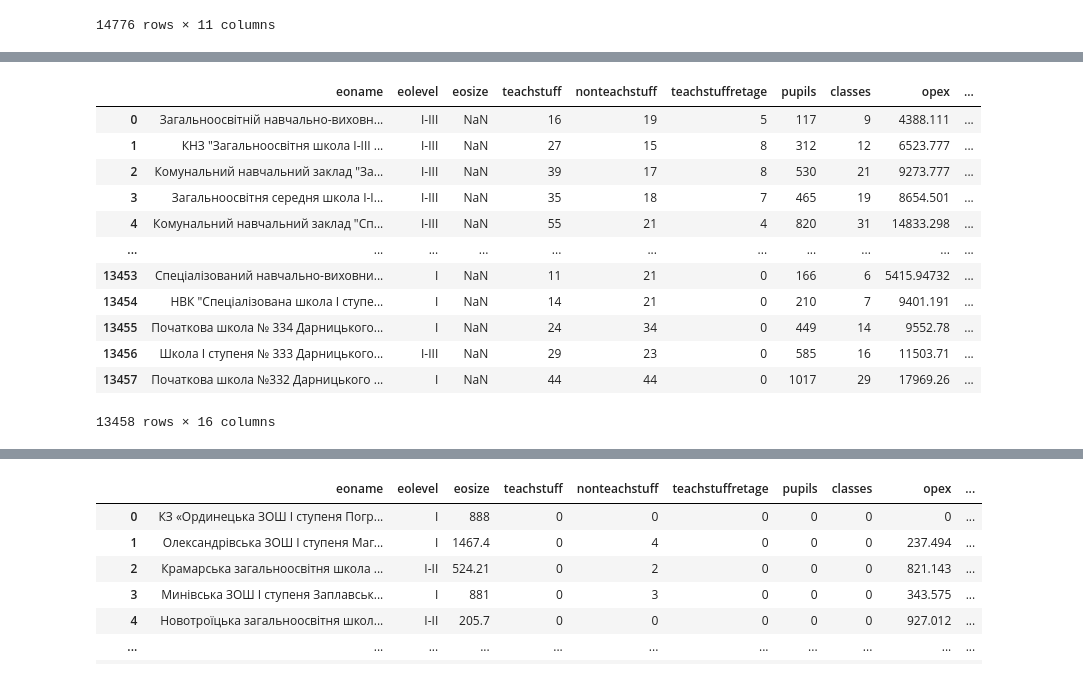
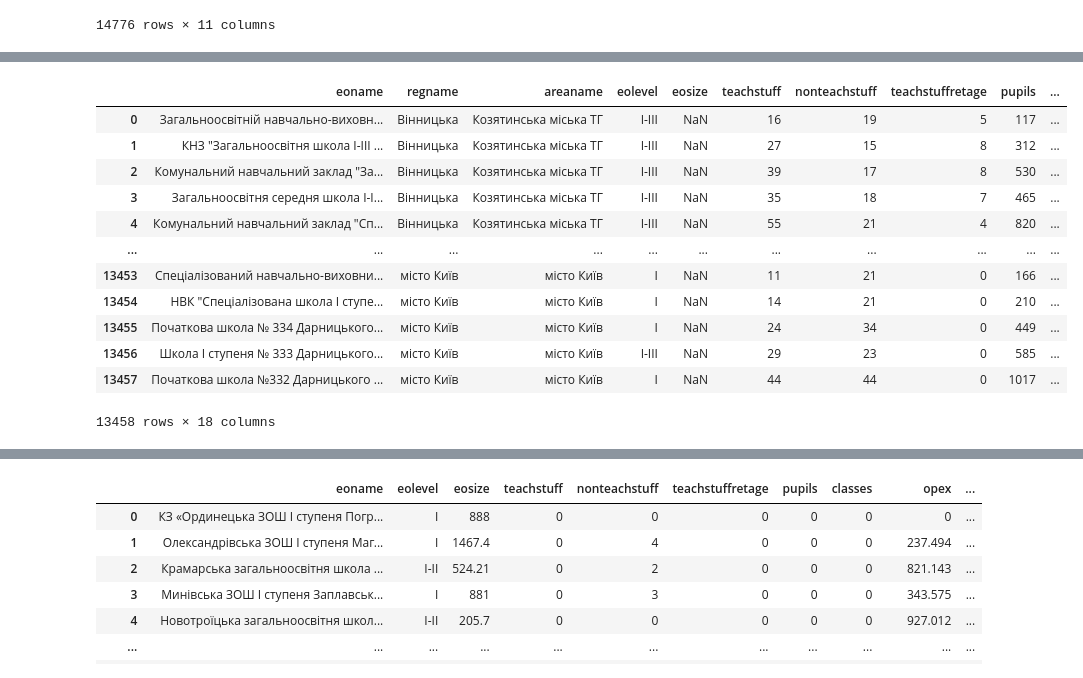
Before and after one commit to DataResponsibly/ZNO-Dataset, a Jupyter notebook: notebooks/tables_creation/Schools_stats_table.ipynb, the cells around one changed output, grey strips where cells are left out. Cells and saved outputs as stored; diff of their text form; code cells hidden in the pictures.

```diff
--- a/notebooks/tables_creation/Schools_stats_table.ipynb
+++ b/notebooks/tables_creation/Schools_stats_table.ipynb
@@ -8,7 +8,7 @@ years = range(2018, 2021)
 for year in years:
     print(f"Schools stats {year} Loading...")
     file_name = f'ZZSO-{year}.xlsx'
-    dataset = pd.read_excel(f"../school_level/fin_data/{file_name}", header=1, dtype='str')
+    dataset = pd.read_excel(f"../temp_old/school_level/fin_data/{file_name}", header=1, dtype='str')
     datasets.update({year:dataset})
     print("success")
 # %% [output]
@@ -41,7 +41,7 @@ rename_dict = {
     "Код бюджету": "budgetcode",
     "Форма власності": "ownership",
     "Код ДІСО": "DISO",
-    "ЄДРПОУ": "Код ЄДРПОУ",
+    "ЄДРПОУ": "EDRPOU",
     "Видатки на функціонування закладу (загальний фонд), тис.грн.\n2020 рік (касові видатки)": "opex",
     "Видатки на функціонування закладу (загальний фонд), тис.грн.\n2021 рік (план)": "opexplan"
 }
@@ -71,7 +71,7 @@ datasets[2019]['year'] = 2019
 # datasets[2019].loc[datasets[2019]['Область'] != 'місто Київ', 'Область'] += ' область'
 # datasets[2019].loc[datasets[2019]['Область'] == 'місто Київ', 'Область'] = 'м.Київ'
 datasets[2019].rename(columns=rename_dict, inplace=True)
-columns = ['eoname', 'eolevel', 'eosize', 'teachstuff', 'nonteachstuff', 'teachstuffretage', 'pupils', 'pupilswithpreschool', 'classes', 'opex', 'opexplan', 'hub', 'budgetcode', 'ownership', 'DISO', 'Код ЄДРПОУ', 'year']
+columns = ['eoname', 'regname', 'areaname', 'eolevel', 'eosize', 'teachstuff', 'nonteachstuff', 'teachstuffretage', 'pupils', 'pupilswithpreschool', 'classes', 'opex', 'opexplan', 'hub', 'budgetcode', 'ownership', 'DISO', 'EDRPOU', 'year']
 datasets[2019] = datasets[2019].loc[:, columns]
 datasets[2019]
 # %% [output]
@@ -90,0 +91,11 @@ datasets[2019]
+# %%
+datasets[2019].loc[datasets[2019]['EDRPOU'].apply(len) == 7, 'EDRPOU'] = '0' + datasets[2019].loc[datasets[2019]['EDRPOU'].apply(len) == 7, 'EDRPOU']
+datasets[2019].loc[datasets[2019]['eoname'] == 'Марянівський навчально-виховний комплекс "ДНЗ-ЗОШ" Іступеня', 'EDRPOU'] = '26224046'
+datasets[2019].loc[datasets[2019]['eoname'] == 'Лобойківський заклад загальної середньої освіти Петриківської районної ради Дніпропетровської області', 'EDRPOU'] = '26460466'
+datasets[2019].loc[datasets[2019]['eoname'] == 'Середня загальноосвітня школа І-ІІ ступенів села Вартиківці Кельменецького району Чернівецької області', 'EDRPOU'] = '31967606'
+datasets[2019].loc[datasets[2019]['eoname'] == 'Рипенська загальноосвітня школа І ступеня Путильської районної ради Путильський район Чернівецька область', 'EDRPOU'] = '25811521'
+datasets[2019].loc[datasets[2019]['eoname'] == 'Рижівська загальноосвітня школа І ступеня села Рижа Путильського району Чернівецької області', 'EDRPOU'] = '25811484'
+datasets[2019].loc[datasets[2019]['eoname'] == 'Великобушинська загальноосвітня школа І-ІІ ступенів Немирівської районної ради Вінницької області', 'EDRPOU'] = '25513410'
+datasets[2019].loc[datasets[2019]['eoname'] == 'Мирненська загальноосвітня школа І ступеня Надвірнянської районної ради Івано-Франківської області', 'EDRPOU'] = '20567542'
+datasets[2019].loc[datasets[2019]['eoname'] == 'Завадівський навчально-виховний комплекс І-ІІ ступенів Турківської районної ради Львівської обасті', 'EDRPOU'] = '22417999'
+datasets[2019].loc[datasets[2019]['eoname'] == 'Херсонський навчально-виховний комплекс "Загальноосвітня школа ІІ ступеня-ліцей журналістики, економіки та правознавства" Херсонської міської ради', 'EDRPOU'] = '24114961'
@@ -91,22 +126,22 @@ datasets[2019]
 # %%
 datasets[2020]['year'] = 2020
 # datasets[2020].loc[datasets[2020]['Область'] != 'місто Київ', 'Область'] += ' область'
 # datasets[2020].loc[datasets[2020]['Область'] == 'місто Київ', 'Область'] = 'м.Київ'
 datasets[2020].rename(columns=rename_dict, inplace=True)
-columns = ['eoname', 'eolevel', 'eosize', 'teachstuff', 'nonteachstuff', 'teachstuffretage', 'pupils', 'classes', 'opex', 'opexplan', 'hub', 'budgetcode', 'ownership', 'DISO', 'Код ЄДРПОУ', 'year']
+columns = ['eoname', 'regname', 'areaname', 'eolevel', 'eosize', 'teachstuff', 'nonteachstuff', 'teachstuffretage', 'pupils', 'classes', 'opex', 'opexplan', 'hub', 'budgetcode', 'ownership', 'DISO', 'EDRPOU', 'year']
 datasets[2020] = datasets[2020].loc[:, columns]
 datasets[2020]
 # %% [output]
-|  | eoname | eolevel | eosize | teachstuff | nonteachstuff | teachstuffretage | pupils | classes | opex | ... |
-| 0 | Загальноосвітній навчально-виховн... | I-III | NaN | 16 | 19 | 5 | 117 | 9 | 4388.111 | ... |
-| 1 | КНЗ "Загальноосвітня школа І-ІІІ ... | I-III | NaN | 27 | 15 | 8 | 312 | 12 | 6523.777 | ... |
-| 2 | Комунальний навчальний заклад "За... | I-III | NaN | 39 | 17 | 8 | 530 | 21 | 9273.777 | ... |
-| 3 | Загальноосвітня середня школа І-І... | I-III | NaN | 35 | 18 | 7 | 465 | 19 | 8654.501 | ... |
-| 4 | Комунальний навчальний заклад "Сп... | I-III | NaN | 55 | 21 | 4 | 820 | 31 | 14833.298 | ... |
+|  | eoname | regname | areaname | eolevel | eosize | teachstuff | nonteachstuff | teachstuffretage | pupils | ... |
+| 0 | Загальноосвітній навчально-виховн... | Вінницька | Козятинська міська ТГ | I-III | NaN | 16 | 19 | 5 | 117 | ... |
+| 1 | КНЗ "Загальноосвітня школа І-ІІІ ... | Вінницька | Козятинська міська ТГ | I-III | NaN | 27 | 15 | 8 | 312 | ... |
+| 2 | Комунальний навчальний заклад "За... | Вінницька | Козятинська міська ТГ | I-III | NaN | 39 | 17 | 8 | 530 | ... |
+| 3 | Загальноосвітня середня школа І-І... | Вінницька | Козятинська міська ТГ | I-III | NaN | 35 | 18 | 7 | 465 | ... |
+| 4 | Комунальний навчальний заклад "Сп... | Вінницька | Козятинська міська ТГ | I-III | NaN | 55 | 21 | 4 | 820 | ... |
 | ... | ... | ... | ... | ... | ... | ... | ... | ... | ... | ... |
-| 13453 | Спеціалізований навчально-виховни... | I | NaN | 11 | 21 | 0 | 166 | 6 | 5415.94732 | ... |
-| 13454 | НВК "Спеціалізована школа І ступе... | I | NaN | 14 | 21 | 0 | 210 | 7 | 9401.191 | ... |
-| 13455 | Початкова школа № 334 Дарницького... | I | NaN | 24 | 34 | 0 | 449 | 14 | 9552.78 | ... |
-| 13456 | Школа І ступеня № 333 Дарницького... | I-III | NaN | 29 | 23 | 0 | 585 | 16 | 11503.71 | ... |
-| 13457 | Початкова школа №332 Дарницького ... | I | NaN | 44 | 44 | 0 | 1017 | 29 | 17969.26 | ... |
+| 13453 | Спеціалізований навчально-виховни... | місто Київ | місто Київ | I | NaN | 11 | 21 | 0 | 166 | ... |
+| 13454 | НВК "Спеціалізована школа І ступе... | місто Київ | місто Київ | I | NaN | 14 | 21 | 0 | 210 | ... |
+| 13455 | Початкова школа № 334 Дарницького... | місто Київ | місто Київ | I | NaN | 24 | 34 | 0 | 449 | ... |
+| 13456 | Школа І ступеня № 333 Дарницького... | місто Київ | місто Київ | I-III | NaN | 29 | 23 | 0 | 585 | ... |
+| 13457 | Початкова школа №332 Дарницького ... | місто Київ | місто Київ | I | NaN | 44 | 44 | 0 | 1017 | ... |
-13458 rows × 16 columns
+13458 rows × 18 columns
```
Also changed, not shown: parts of 5 cells of this notebook.
